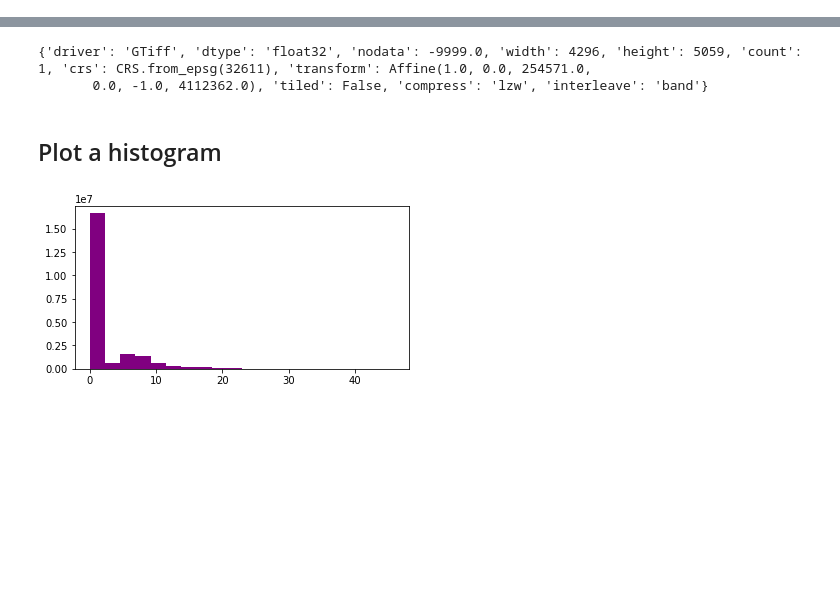
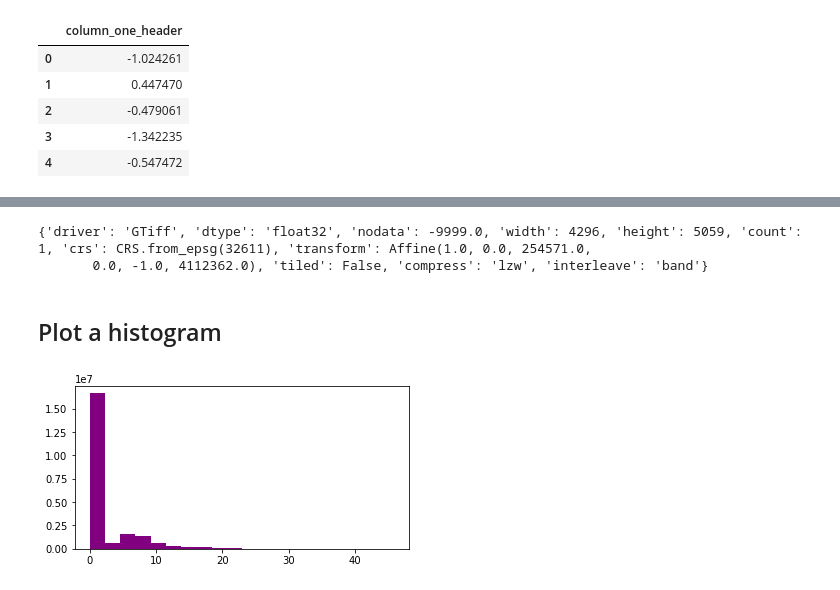
Before and after one commit to earthlab-education/ea-python-spring-2020-course-notebooks, a Jupyter notebook: in-class-demos/wk04-uncertainty-lidar-raster-vector.ipynb, the cells around one changed output, grey strips where cells are left out. Saved outputs shown, nothing was run; the diff lists cells and outputs as text; code cells hidden in the pictures; blank space fills up the shorter version.

```diff
--- a/in-class-demos/wk04-uncertainty-lidar-raster-vector.ipynb
+++ b/in-class-demos/wk04-uncertainty-lidar-raster-vector.ipynb
@@ -21,0 +52,10 @@ os.chdir(os.path.join(et.io.HOME, "earth-analytics"))
+# %%
+# Here you select the one column that we renamed in the previous step
+df[["column_one_header"]]
+# %% [output]
+|  | column_one_header |
+| 0 | -1.024261 |
+| 1 | 0.447470 |
+| 2 | -0.479061 |
+| 3 | -1.342235 |
+| 4 | -0.547472 |
```
Also changed, not shown: parts of 14 cells of this notebook.
